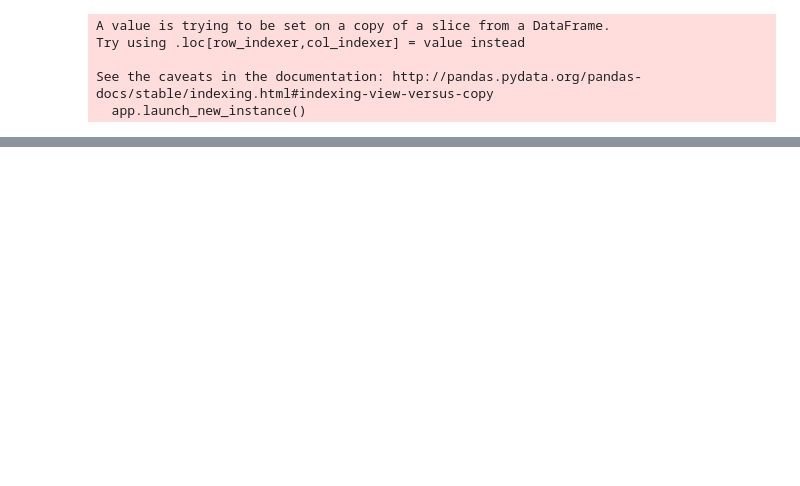
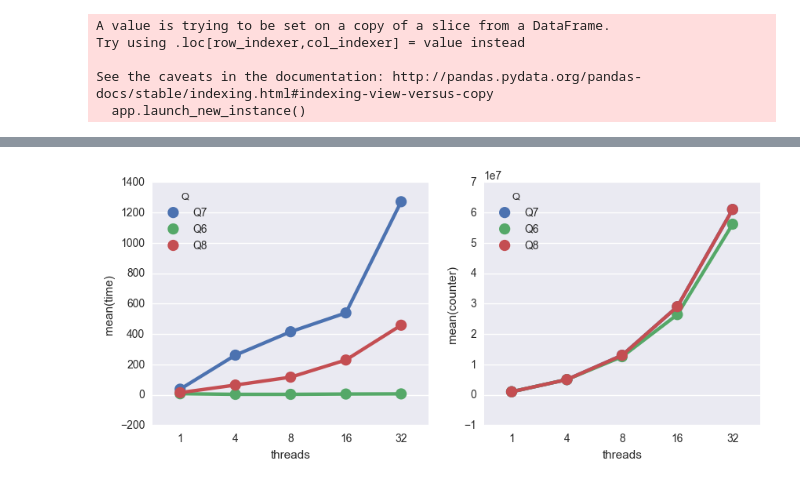
Before and after one commit to drornir/multicore_exercises, a Jupyter notebook: EX1/results/plot_graphs.ipynb, the cells around one changed output, grey strips where cells are left out. Cells and saved outputs as stored; diff of their text form; code cells hidden in the pictures; blank space fills up the shorter version.

```diff
--- a/EX1/results/plot_graphs.ipynb
+++ b/EX1/results/plot_graphs.ipynb
@@ -5,3 +6,5 @@ import matplotlib.pyplot as plt
 from  IPython.display import display
 # %%
 df = pd.read_csv("./plot_ready_data.csv", index_col=[0]).reset_index().rename(columns={"index":"Q"})
+# %%
+df = pd.read_csv("./plot_ready_data_volatile.csv", index_col=[0]).reset_index().rename(columns={"index":"Q"})
@@ -16,3 +38,6 @@ Try using .loc[row_indexer,col_indexer] = value instead
 
 See the caveats in the documentation: http://pandas.pydata.org/pandas-docs/stable/indexing.html#indexing-view-versus-copy
   app.launch_new_instance()
+# %%
+cdf = pd.concat([df_list[q] for q in df_list.keys()])
+cdf
@@ -19,3 +61,17 @@ See the caveats in the documentation: http://pandas.pydata.org/pandas-docs/stabl
+# %%
+f, a = plt.subplots(1,2)
+f.set_size_inches(10,4)
+# f.set_size_inches(10,4)
+# for q in df_list.keys():
+#     p = sns.pointplot(x="threads", y="time", data=df_list[q],ax=a[0])
+#     p = sns.pointplot(x="threads", y="counter", data=df_list[q],ax=a[1] )
+
+sns.pointplot(x="threads", y="time", data=cdf, hue="Q",ax=a[0])
+sns.pointplot(x="threads", y="counter", data=cdf, hue="Q",ax=a[1])
+
+plt.savefig("Q8_2_second.png")
+# %% [output]
+[figure, added]
 # %%
 # df_list["Q6"]
 
```
Also changed, not shown: parts of 4 cells of this notebook, 16 other files.
